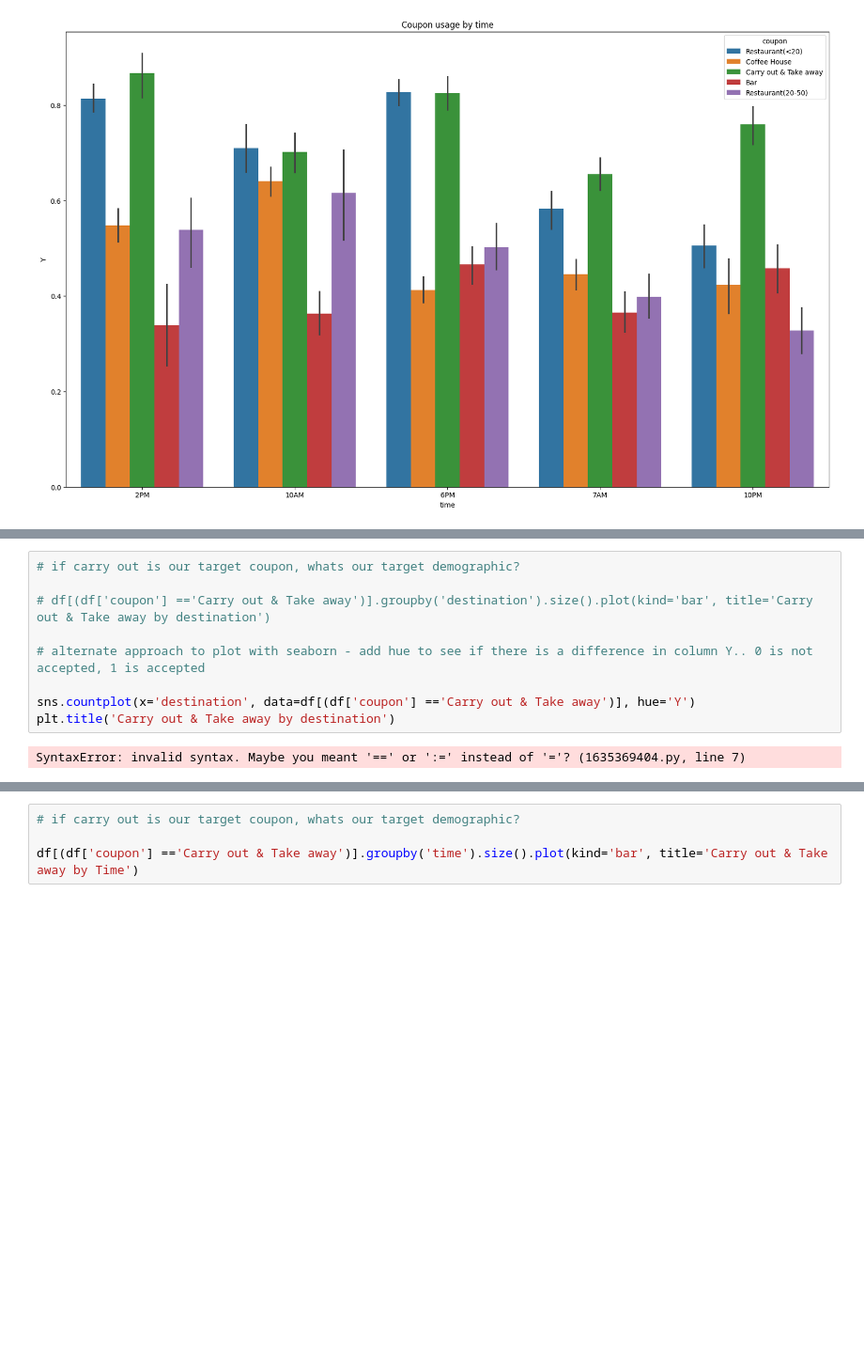
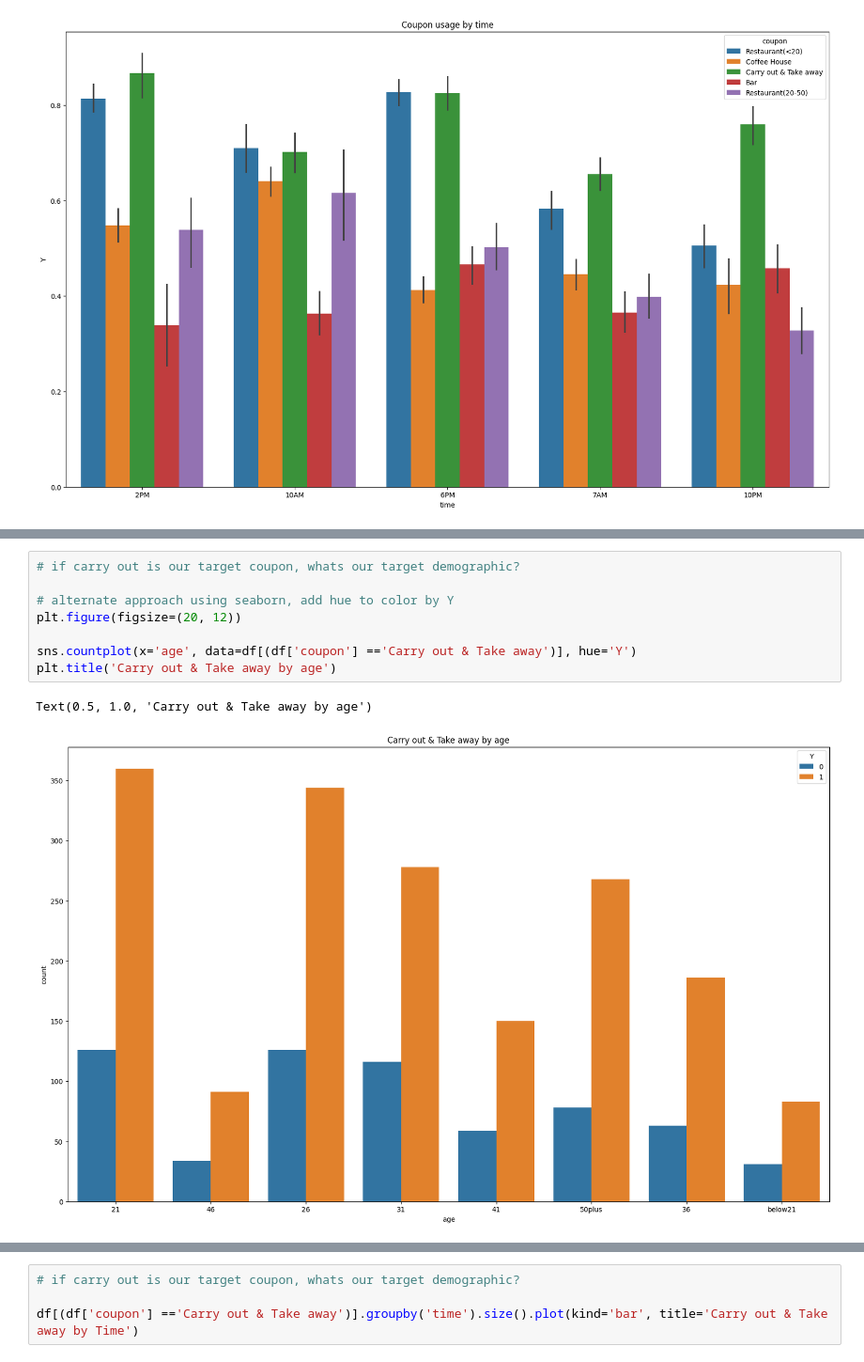
Before and after one commit to gprlearn/portfolio, a Jupyter notebook: notebooks/coupon_analysis.ipynb, the cells around one changed output, grey strips where cells are left out. Shown at 94% size. Saved outputs shown, nothing was run; the diff lists cells and outputs as text; blank space fills up the shorter version.

```diff
--- a/notebooks/coupon_analysis.ipynb
+++ b/notebooks/coupon_analysis.ipynb
@@ -507,11 +544,11 @@ Text(0.5, 1.0, 'Coupon usage by time')
 # %%
 # if carry out is our target coupon, whats our target demographic?
 
-# df[(df['coupon'] =='Carry out & Take away')].groupby('destination').size().plot(kind='bar', title='Carry out & Take away by destination')
+# alternate approach using seaborn, add hue to color by Y
+plt.figure(figsize=(20, 12))
 
-# alternate approach to plot with seaborn - add hue to see if there is a difference in column Y.. 0 is not accepted, 1 is accepted
-
-sns.countplot(x='destination', data=df[(df['coupon'] =='Carry out & Take away')], hue='Y')
-plt.title('Carry out & Take away by destination')
+sns.countplot(x='age', data=df[(df['coupon'] =='Carry out & Take away')], hue='Y')
+plt.title('Carry out & Take away by age')
 # %% [output]
-SyntaxError: invalid syntax. Maybe you meant '==' or ':=' instead of '='? (1635369404.py, line 7)
+Text(0.5, 1.0, 'Carry out & Take away by age')
+[figure, added]
```
Also changed, not shown: parts of 3 cells of this notebook, 2 other files.
